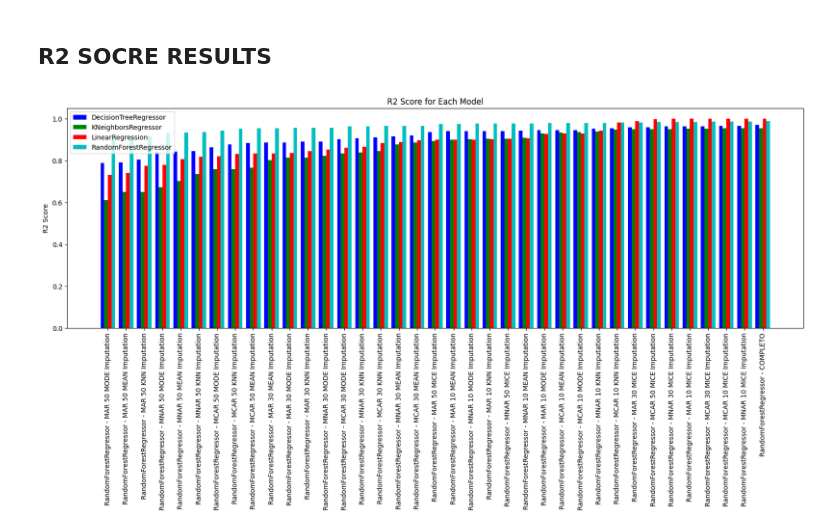
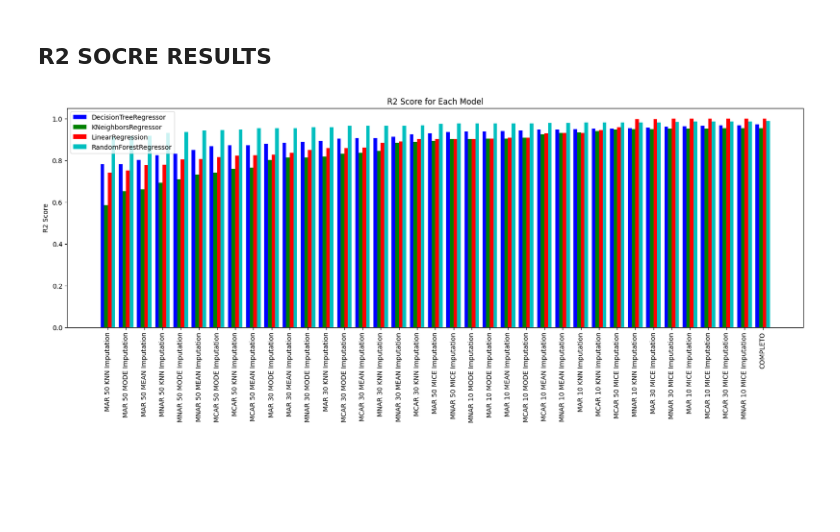
Before and after one commit to alberespi/Missing_Values_FIFA, a Jupyter notebook: data_modeling.ipynb, the cells around one changed output. Saved outputs shown, nothing was run; the diff lists cells and outputs as text; code cells hidden in the pictures; blank space fills up the shorter version.

```diff
--- a/data_modeling.ipynb
+++ b/data_modeling.ipynb
@@ -201,7 +239,7 @@ x = np.arange(len(mae_results) // len(models))
 for idx, model in enumerate(models):
     model_results = {k: v for k, v in mae_results.items() if k.startswith(model)}
     ax.bar(x + idx * bar_width, list(model_results.values()), width=bar_width, color=colors[idx], label=model)
-    x_labels = list(model_results.keys())
+    x_labels = [k.replace(model + " - ", "") for k in model_results.keys()]
 
 plt.xticks(x + (bar_width * (len(models) - 1) / 2), x_labels, rotation=90, fontsize=10)
 ax.set_ylabel('Mean Absolute Error')
@@ -227,7 +265,7 @@ x = np.arange(len(mse_results) // len(models))
 for idx, model in enumerate(models):
     model_results = {k: v for k, v in mse_results.items() if k.startswith(model)}
     ax.bar(x + idx * bar_width, list(model_results.values()), width=bar_width, color=colors[idx], label=model)
-    x_labels = list(model_results.keys())
+    x_labels = [k.replace(model + " - ", "") for k in model_results.keys()]
 
 plt.xticks(x + (bar_width * (len(models) - 1) / 2), x_labels, rotation=90, fontsize=10)
 ax.set_ylabel('Mean Squared Error')
@@ -241,24 +279,24 @@ plt.show()
 # %%
 r2_results = {k: v["R2 Score"] for k, v in imputed_results.items()}
 r2_results = dict(sorted(r2_results.items(), key=lambda x: x[1]))
 
 models = sorted(list(set([k.split(' - ')[0] for k in r2_results.keys()])))
 colors = ['b', 'g', 'r', 'c', 'm']
 
 fig, ax = plt.subplots(figsize=(20, 6))
 
 bar_width = 0.8 / len(models)
 x = np.arange(len(r2_results) // len(models))
 
 for idx, model in enumerate(models):
     model_results = {k: v for k, v in r2_results.items() if k.startswith(model)}
     ax.bar(x + idx * bar_width, list(model_results.values()), width=bar_width, color=colors[idx], label=model)
-    x_labels = list(model_results.keys())
+    x_labels = [k.replace(model + " - ", "") for k in model_results.keys()]
 
 plt.xticks(x + (bar_width * (len(models) - 1) / 2), x_labels, rotation=90, fontsize=10)
 ax.set_ylabel('R2 Score')
 ax.set_title('R2 Score for Each Model')
 ax.legend()
 plt.show()
 # %% [output]
-[figure, old version]
+[figure, new version]
```
Also changed, not shown: parts of 5 cells of this notebook, 14 other files.
